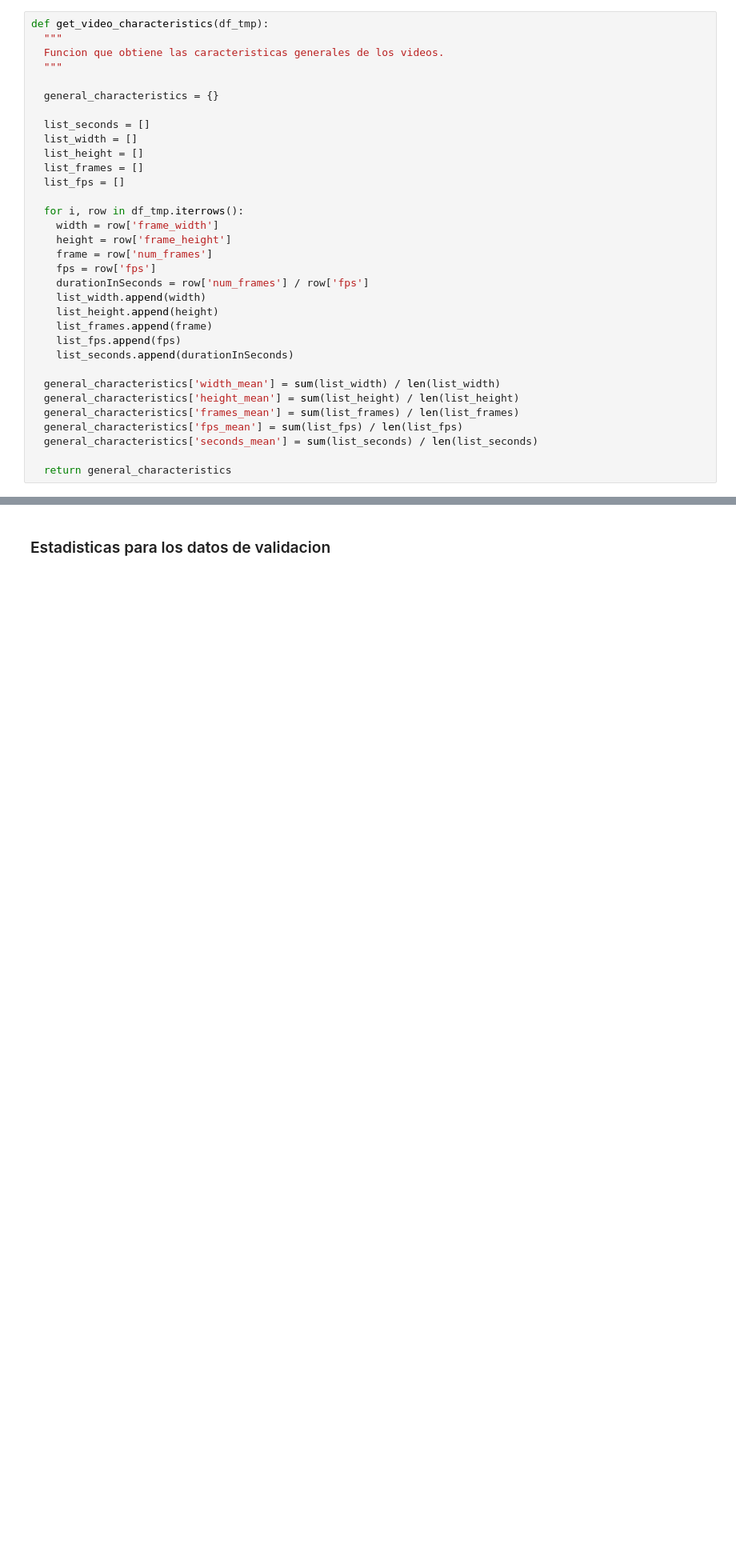
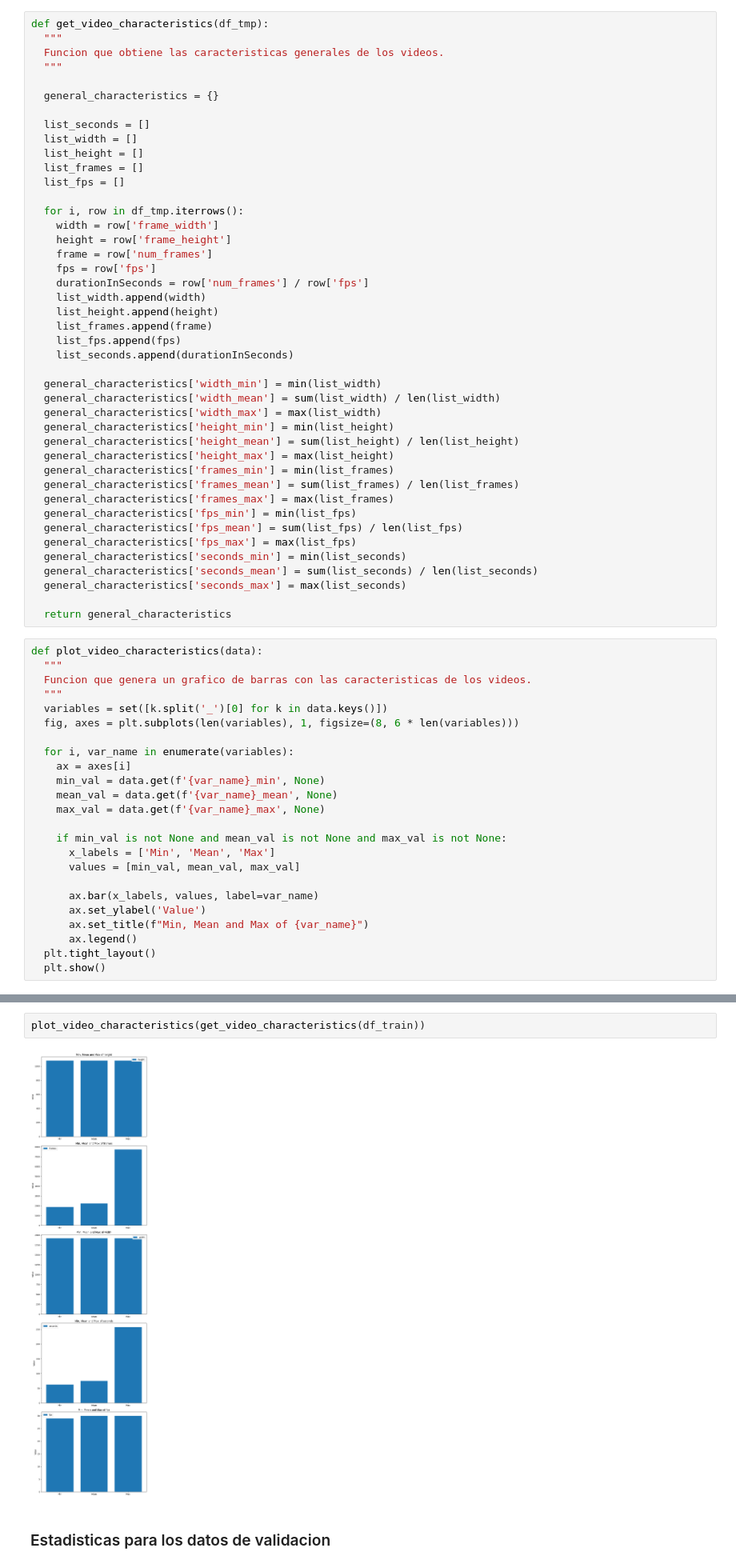
Before and after one commit to marcelarosalesj/mna_proyecto_integrador_equipo13, a Jupyter notebook: Avance2Equipo13.ipynb, the cells around one changed output, grey strips where cells are left out. Shown at 80% size. Drawn from its saved outputs; the diff is of its cells as text; blank space fills up the shorter version.

```diff
--- a/Avance2Equipo13.ipynb
+++ b/Avance2Equipo13.ipynb
@@ -239,13 +239,47 @@ def get_video_characteristics(df_tmp):
     list_fps.append(fps)
     list_seconds.append(durationInSeconds)
 
+  general_characteristics['width_min'] = min(list_width)
   general_characteristics['width_mean'] = sum(list_width) / len(list_width)
+  general_characteristics['width_max'] = max(list_width)
+  general_characteristics['height_min'] = min(list_height)
   general_characteristics['height_mean'] = sum(list_height) / len(list_height)
+  general_characteristics['height_max'] = max(list_height)
+  general_characteristics['frames_min'] = min(list_frames)
   general_characteristics['frames_mean'] = sum(list_frames) / len(list_frames)
+  general_characteristics['frames_max'] = max(list_frames)
+  general_characteristics['fps_min'] = min(list_fps)
   general_characteristics['fps_mean'] = sum(list_fps) / len(list_fps)
+  general_characteristics['fps_max'] = max(list_fps)
+  general_characteristics['seconds_min'] = min(list_seconds)
   general_characteristics['seconds_mean'] = sum(list_seconds) / len(list_seconds)
+  general_characteristics['seconds_max'] = max(list_seconds)
 
   return general_characteristics
+# %%
+def plot_video_characteristics(data):
+  """
+  Funcion que genera un grafico de barras con las caracteristicas de los videos.
+  """
+  variables = set([k.split('_')[0] for k in data.keys()])
+  fig, axes = plt.subplots(len(variables), 1, figsize=(8, 6 * len(variables)))
+
+  for i, var_name in enumerate(variables):
+    ax = axes[i]
+    min_val = data.get(f'{var_name}_min', None)
+    mean_val = data.get(f'{var_name}_mean', None)
+    max_val = data.get(f'{var_name}_max', None)
+
+    if min_val is not None and mean_val is not None and max_val is not None:
+      x_labels = ['Min', 'Mean', 'Max']
+      values = [min_val, mean_val, max_val]
+
+      ax.bar(x_labels, values, label=var_name)
+      ax.set_ylabel('Value')
+      ax.set_title(f"Min, Mean and Max of {var_name}")
+      ax.legend()
+  plt.tight_layout()
+  plt.show()
 # %% [markdown]
 ### **Analisis de datos**
 # %%
@@ -420,3 +468,7 @@ get_video_characteristics(df_train)
+# %%
+plot_video_characteristics(get_video_characteristics(df_train))
+# %% [output]
+[figure, added]
 # %% [markdown]
 ### Estadisticas para los datos de validacion
 # %%
```
Also changed, not shown: parts of 10 cells of this notebook.
